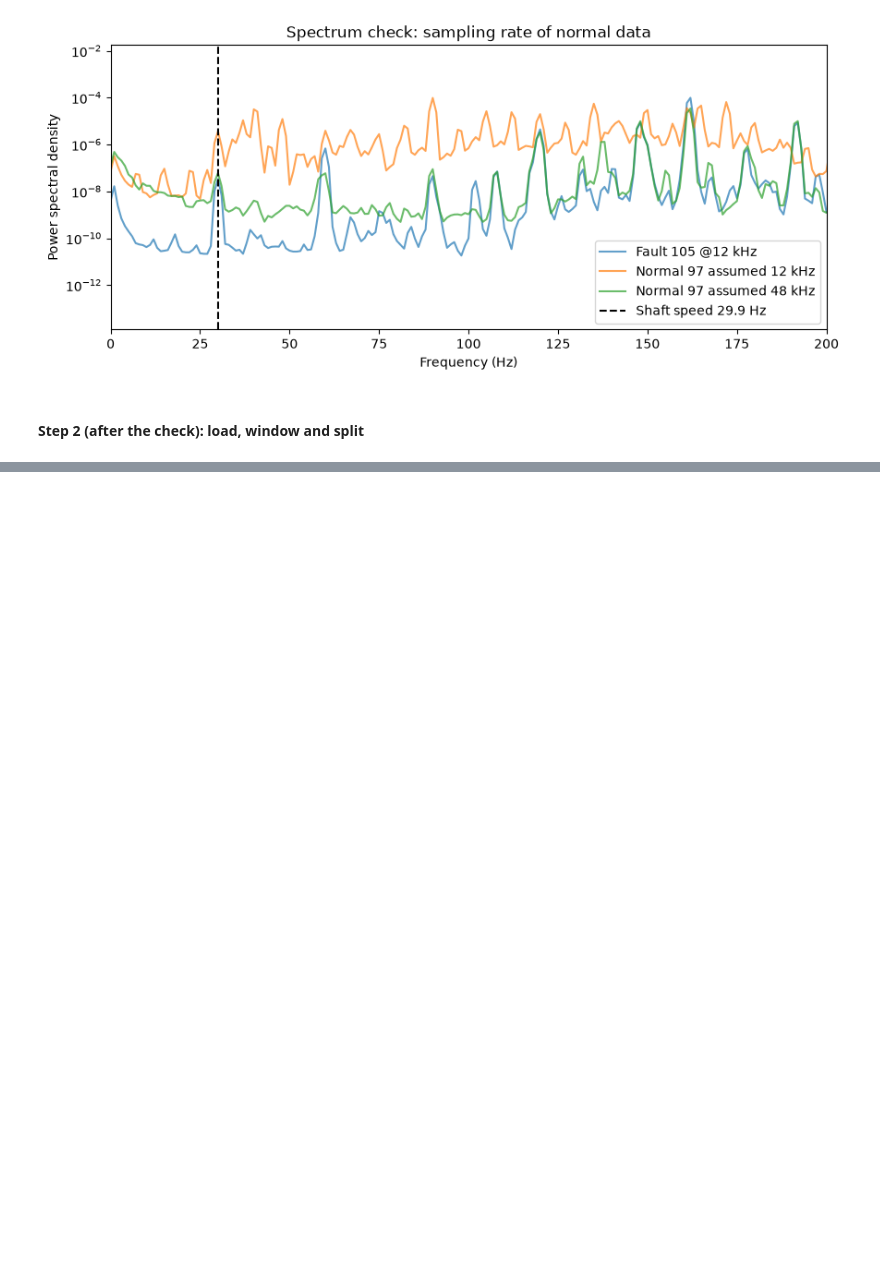
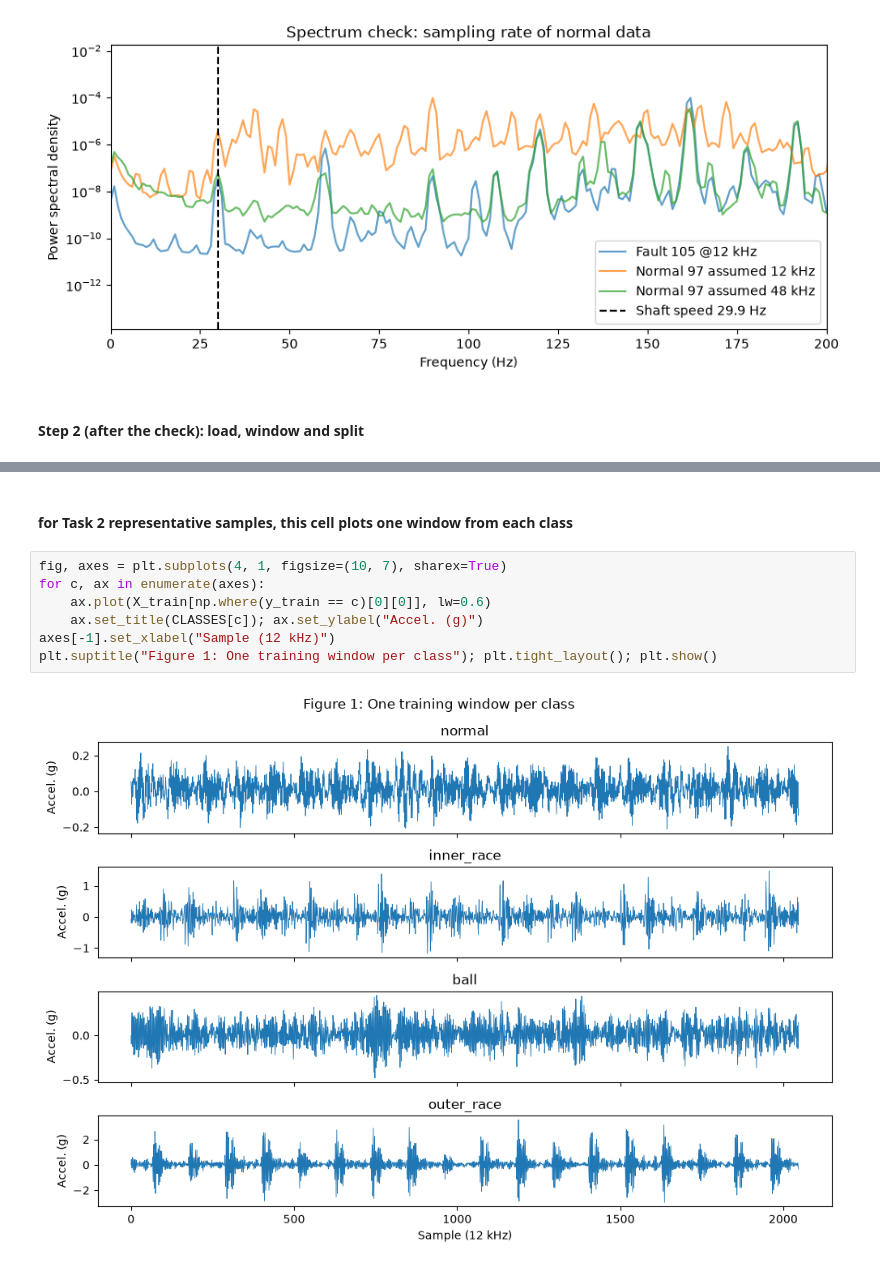
Before and after one commit to MinKhaungMinLwin/bearing-fault-diagnosis-1dcnn, a Jupyter notebook: deep_learning.ipynb, the cells around one changed output, grey strips where cells are left out. Saved outputs shown, nothing was run; the diff lists cells and outputs as text; blank space fills up the shorter version.

```diff
--- a/deep_learning.ipynb
+++ b/deep_learning.ipynb
@@ -116,0 +135,11 @@ for name, (X, y) in {"train": (X_train, y_train), "val": (X_val, y_val), "test":
+# %% [markdown]
+#### for Task 2 representative samples, this cell plots one window from each class
+# %%
+fig, axes = plt.subplots(4, 1, figsize=(10, 7), sharex=True)
+for c, ax in enumerate(axes):
+    ax.plot(X_train[np.where(y_train == c)[0][0]], lw=0.6)
+    ax.set_title(CLASSES[c]); ax.set_ylabel("Accel. (g)")
+axes[-1].set_xlabel("Sample (12 kHz)")
+plt.suptitle("Figure 1: One training window per class"); plt.tight_layout(); plt.show()
+# %% [output]
+[figure, added]
```
Also changed, not shown: parts of 3 cells of this notebook.
